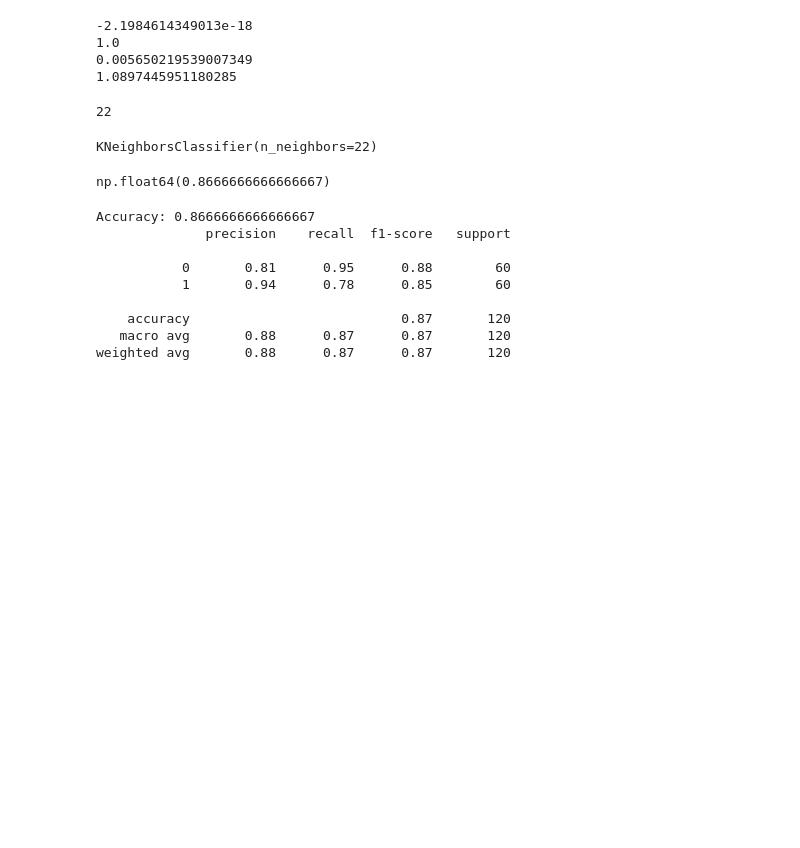
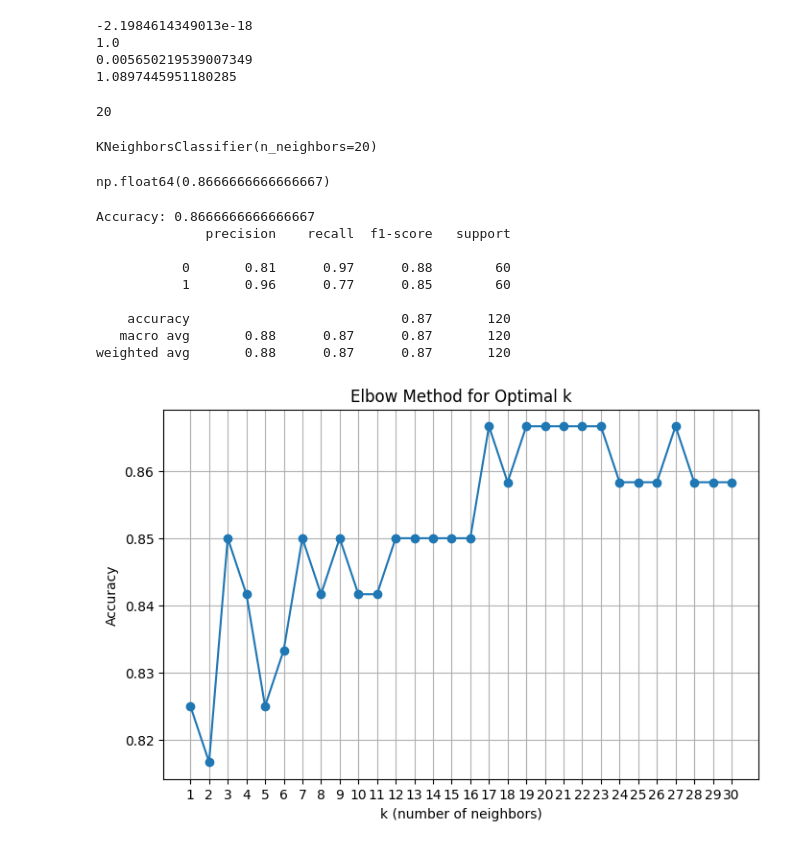
Before and after one commit to blakocha/DARPY2025, a Jupyter notebook: Notes_20251211.ipynb, the cells around one changed output. Cells and saved outputs as stored; diff of their text form; code cells hidden in the pictures; blank space fills up the shorter version.

```diff
--- a/Notes_20251211.ipynb
+++ b/Notes_20251211.ipynb
@@ -113,11 +113,11 @@ print(X_valid_scaled[:, 1].std())
 1.0897445951180285
 # %%
 import numpy as np
-N = X.shape[0]
+N = X_train.shape[0]
 k_start = int(np.sqrt(N))
 print(k_start)
 # %% [output]
-22
+20
 # %%
 
 from sklearn.neighbors import KNeighborsClassifier
@@ -125,7 +125,7 @@ from sklearn.neighbors import KNeighborsClassifier
 knn = KNeighborsClassifier(n_neighbors = k_start)   # you can tune this
 knn.fit(X_train_scaled, y_train)
 # %% [output]
-KNeighborsClassifier(n_neighbors=22)
+KNeighborsClassifier(n_neighbors=20)
 # %%
 y_pred = knn.predict(X_valid_scaled)
 v = pd.DataFrame({"pred": y_pred, "actual": y_valid})
@@ -144,9 +144,34 @@ print(classification_report(y_valid, y_pred))
 Accuracy: 0.8666666666666667
               precision    recall  f1-score   support
 
-           0       0.81      0.95      0.88        60
-           1       0.94      0.78      0.85        60
+           0       0.81      0.97      0.88        60
+           1       0.96      0.77      0.85        60
 
     accuracy                           0.87       120
    macro avg       0.88      0.87      0.87       120
 weighted avg       0.88      0.87      0.87       120
+# %%
+import numpy as np
+import matplotlib.pyplot as plt
+from sklearn.neighbors import KNeighborsClassifier
+from sklearn.metrics import accuracy_score
+
+k_values = range(1, 31)      # try k = 1 … 30 (adjust if needed)
+scores = []
+
+for k in k_values:
+    knn = KNeighborsClassifier(n_neighbors=k)
+    knn.fit(X_train_scaled, y_train)
+    y_pred = knn.predict(X_valid_scaled)
+    scores.append(accuracy_score(y_valid, y_pred))
+
+plt.figure(figsize=(8, 5))
+plt.plot(k_values, scores, marker='o')
+plt.xlabel("k (number of neighbors)")
+plt.ylabel("Accuracy")
+plt.title("Elbow Method for Optimal k")
+plt.xticks(k_values)
+plt.grid(True)
+plt.show()
+# %% [output]
+[figure, added]
```
Also changed, not shown: parts of 2 cells of this notebook.
